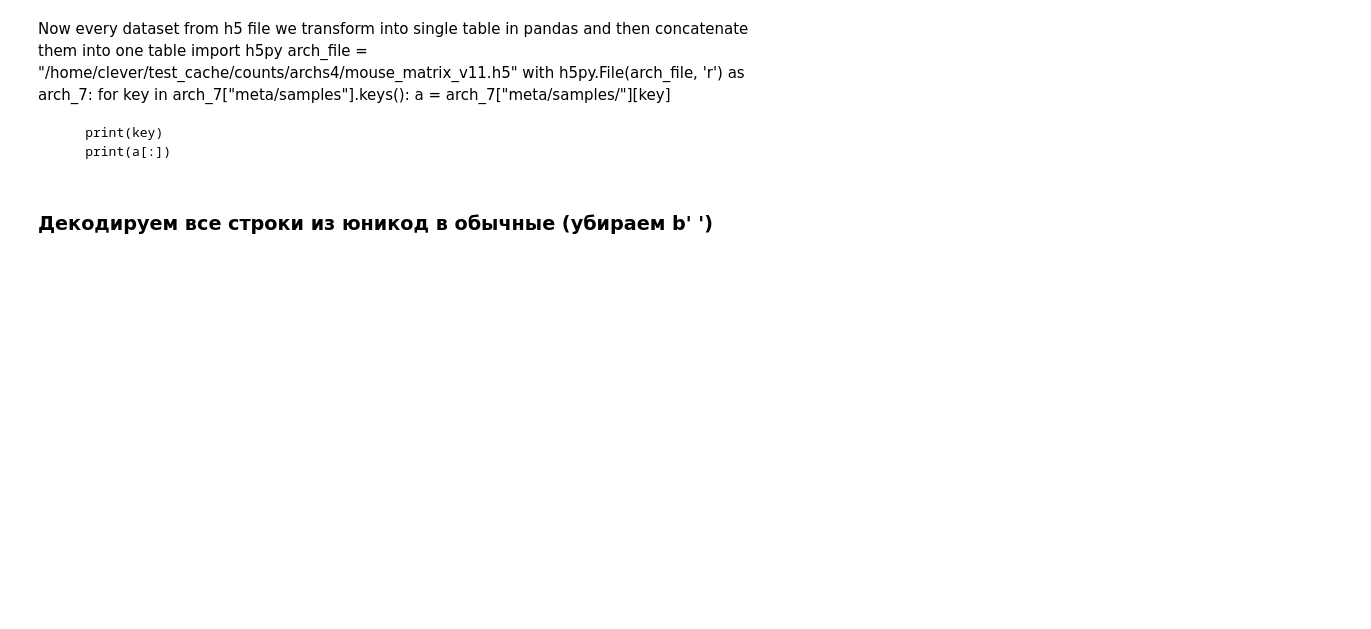
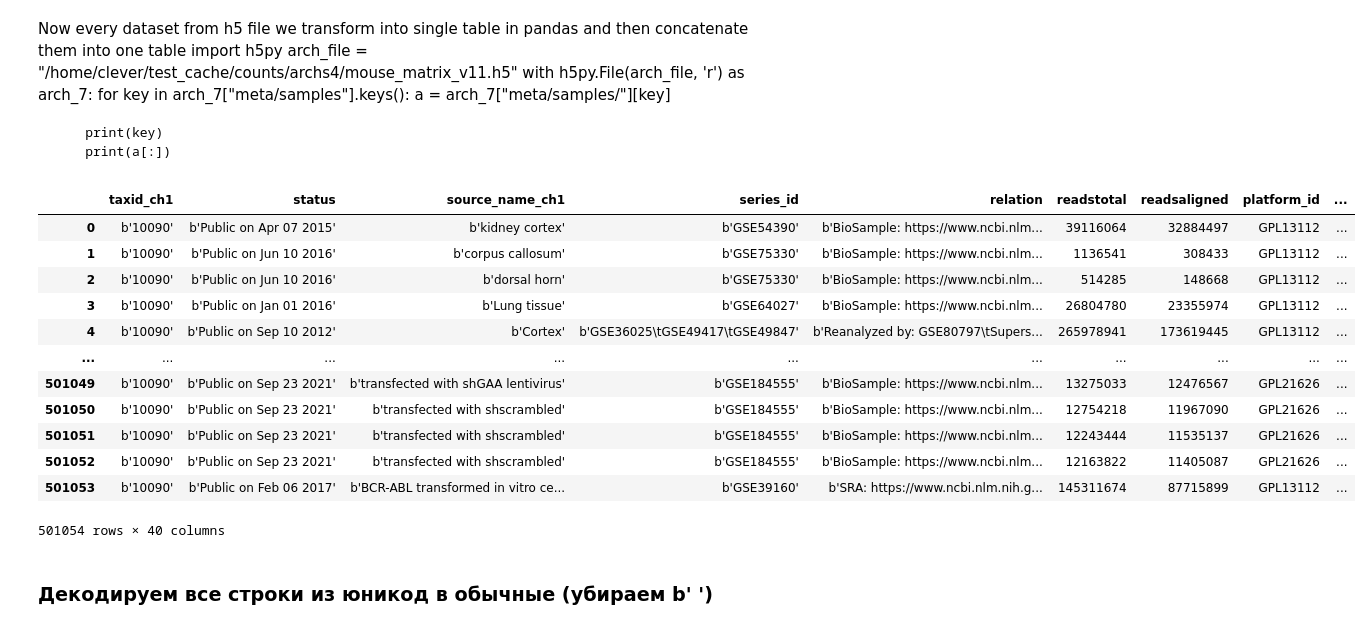
Before and after one commit to Pavelragnus/lebedev_pv, a Jupyter notebook: Project.ipynb, the cells around one changed output. Drawn from its saved outputs; the diff is of its cells as text; code cells hidden in the pictures; blank space fills up the shorter version.

```diff
--- a/Project.ipynb
+++ b/Project.ipynb
@@ -111,0 +60,27 @@ table.to_csv('table.csv')
+# %%
+with h5py.File('mouse_matrix_v11.h5', 'r') as f:
+    data_set=f['meta']['samples']
+    lister=['taxid_ch1','status','source_name_ch1','series_id','relation','readstotal','readsaligned','platform_id','organism_ch1', 'molecule_ch1','library_strategy','library_selection', 'library_source','instrument_model','extract_protocol_ch1', 'characteristics_ch1','data_processing','geo_accession','type','title']
+    for i in lister:
+        a=data_set[f'{i}']
+        a=pd.DataFrame(a, columns=[f'{i}'])
+        for col, dtype in a.dtypes.items():
+            if dtype == np.object_:  # Only process byte object columns.
+                a[col] = a[col].apply(lambda x: x.decode("utf-8"))
+        table=pd.concat([table, a],sort=False, axis=1)
+# %%
+table
+# %% [output]
+|  | taxid_ch1 | status | source_name_ch1 | series_id | relation | readstotal | readsaligned | platform_id | ... |
+| 0 | b'10090' | b'Public on Apr 07 2015' | b'kidney cortex' | b'GSE54390' | b'BioSample: https://www.ncbi.nlm... | 39116064 | 32884497 | GPL13112 | ... |
+| 1 | b'10090' | b'Public on Jun 10 2016' | b'corpus callosum' | b'GSE75330' | b'BioSample: https://www.ncbi.nlm... | 1136541 | 308433 | GPL13112 | ... |
+| 2 | b'10090' | b'Public on Jun 10 2016' | b'dorsal horn' | b'GSE75330' | b'BioSample: https://www.ncbi.nlm... | 514285 | 148668 | GPL13112 | ... |
+| 3 | b'10090' | b'Public on Jan 01 2016' | b'Lung tissue' | b'GSE64027' | b'BioSample: https://www.ncbi.nlm... | 26804780 | 23355974 | GPL13112 | ... |
+| 4 | b'10090' | b'Public on Sep 10 2012' | b'Cortex' | b'GSE36025\tGSE49417\tGSE49847' | b'Reanalyzed by: GSE80797\tSupers... | 265978941 | 173619445 | GPL13112 | ... |
+| ... | ... | ... | ... | ... | ... | ... | ... | ... | ... |
+| 501049 | b'10090' | b'Public on Sep 23 2021' | b'transfected with shGAA lentivirus' | b'GSE184555' | b'BioSample: https://www.ncbi.nlm... | 13275033 | 12476567 | GPL21626 | ... |
+| 501050 | b'10090' | b'Public on Sep 23 2021' | b'transfected with shscrambled' | b'GSE184555' | b'BioSample: https://www.ncbi.nlm... | 12754218 | 11967090 | GPL21626 | ... |
+| 501051 | b'10090' | b'Public on Sep 23 2021' | b'transfected with shscrambled' | b'GSE184555' | b'BioSample: https://www.ncbi.nlm... | 12243444 | 11535137 | GPL21626 | ... |
+| 501052 | b'10090' | b'Public on Sep 23 2021' | b'transfected with shscrambled' | b'GSE184555' | b'BioSample: https://www.ncbi.nlm... | 12163822 | 11405087 | GPL21626 | ... |
+| 501053 | b'10090' | b'Public on Feb 06 2017' | b'BCR-ABL transformed in vitro ce... | b'GSE39160' | b'SRA: https://www.ncbi.nlm.nih.g... | 145311674 | 87715899 | GPL13112 | ... |
+501054 rows × 40 columns
```
Also changed, not shown: parts of 32 cells of this notebook, 3 other files.
